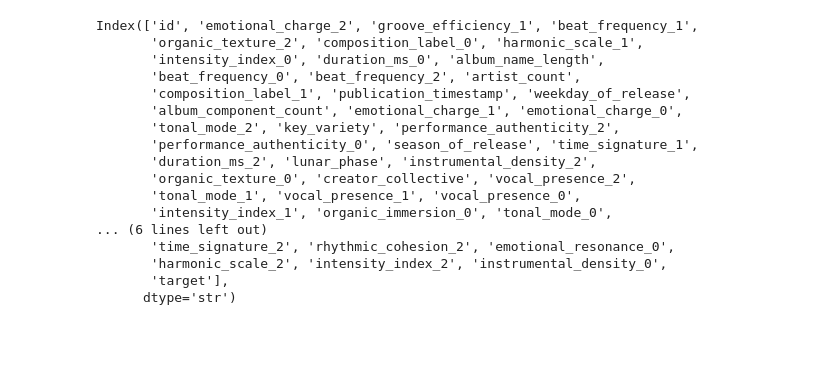
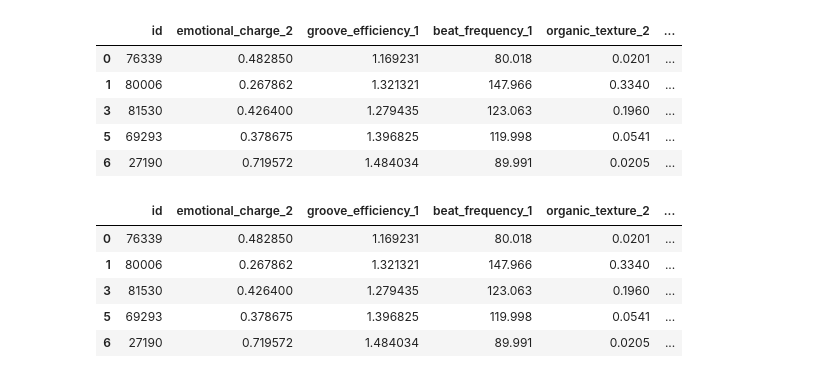
Before and after one commit to TenathDilusha/kaggle-Regression, a Jupyter notebook: main.ipynb, the cells around one changed output. Cells and saved outputs as stored; diff of their text form; code cells hidden in the pictures; blank space fills up the shorter version.

```diff
--- a/main.ipynb
+++ b/main.ipynb
@@ -36,20 +39,27 @@ train.shape
-# %%
-train.columns
-# %% [output]
-Index(['id', 'emotional_charge_2', 'groove_efficiency_1', 'beat_frequency_1',
-       'organic_texture_2', 'composition_label_0', 'harmonic_scale_1',
-       'intensity_index_0', 'duration_ms_0', 'album_name_length',
-       'beat_frequency_0', 'beat_frequency_2', 'artist_count',
-       'composition_label_1', 'publication_timestamp', 'weekday_of_release',
-       'album_component_count', 'emotional_charge_1', 'emotional_charge_0',
-       'tonal_mode_2', 'key_variety', 'performance_authenticity_2',
-       'performance_authenticity_0', 'season_of_release', 'time_signature_1',
-       'duration_ms_2', 'lunar_phase', 'instrumental_density_2',
-       'organic_texture_0', 'creator_collective', 'vocal_presence_2',
-       'tonal_mode_1', 'vocal_presence_1', 'vocal_presence_0',
-       'intensity_index_1', 'organic_immersion_0', 'tonal_mode_0',
-... (6 lines left out)
-       'time_signature_2', 'rhythmic_cohesion_2', 'emotional_resonance_0',
-       'harmonic_scale_2', 'intensity_index_2', 'instrumental_density_0',
-       'target'],
-      dtype='str')
+# %%
+train = train.drop(['composition_label_0', 'composition_label_1', 'creator_collective', 'composition_label_2', 'track_identifier'], axis=1)
+# %%
+train = train.dropna(subset = ['weekday_of_release', 'season_of_release', 'lunar_phase'])
+# %%
+train = train.fillna(0)
+# %%
+week = pd.get_dummies(train['weekday_of_release'], prefix='weekday', dtype=int)
+train = train.drop('weekday_of_release',axis = 1)
+train = train.join(week)
+
+season = pd.get_dummies(train['season_of_release'], prefix='season', dtype=int)
+train = train.drop('season_of_release',axis = 1)
+train = train.join(season)
+
+lunar = pd.get_dummies(train['lunar_phase'], prefix='lunar', dtype=int)
+train = train.drop('lunar_phase',axis = 1)
+train = train.join(lunar)
+# %%
+train.head()
+# %% [output]
+|  | id | emotional_charge_2 | groove_efficiency_1 | beat_frequency_1 | organic_texture_2 | ... |
+| 0 | 76339 | 0.482850 | 1.169231 | 80.018 | 0.0201 | ... |
+| 1 | 80006 | 0.267862 | 1.321321 | 147.966 | 0.3340 | ... |
+| 3 | 81530 | 0.426400 | 1.279435 | 123.063 | 0.1960 | ... |
+| 5 | 69293 | 0.378675 | 1.396825 | 119.998 | 0.0541 | ... |
+| 6 | 27190 | 0.719572 | 1.484034 | 89.991 | 0.0205 | ... |
@@ -55,0 +75,9 @@ Index(['id', 'emotional_charge_2', 'groove_efficiency_1', 'beat_frequency_1',
+# %%
+train.head()
+# %% [output]
+|  | id | emotional_charge_2 | groove_efficiency_1 | beat_frequency_1 | organic_texture_2 | ... |
+| 0 | 76339 | 0.482850 | 1.169231 | 80.018 | 0.0201 | ... |
+| 1 | 80006 | 0.267862 | 1.321321 | 147.966 | 0.3340 | ... |
+| 3 | 81530 | 0.426400 | 1.279435 | 123.063 | 0.1960 | ... |
+| 5 | 69293 | 0.378675 | 1.396825 | 119.998 | 0.0541 | ... |
+| 6 | 27190 | 0.719572 | 1.484034 | 89.991 | 0.0205 | ... |
```
Also changed, not shown: parts of 12 cells of this notebook, 1 other file.
